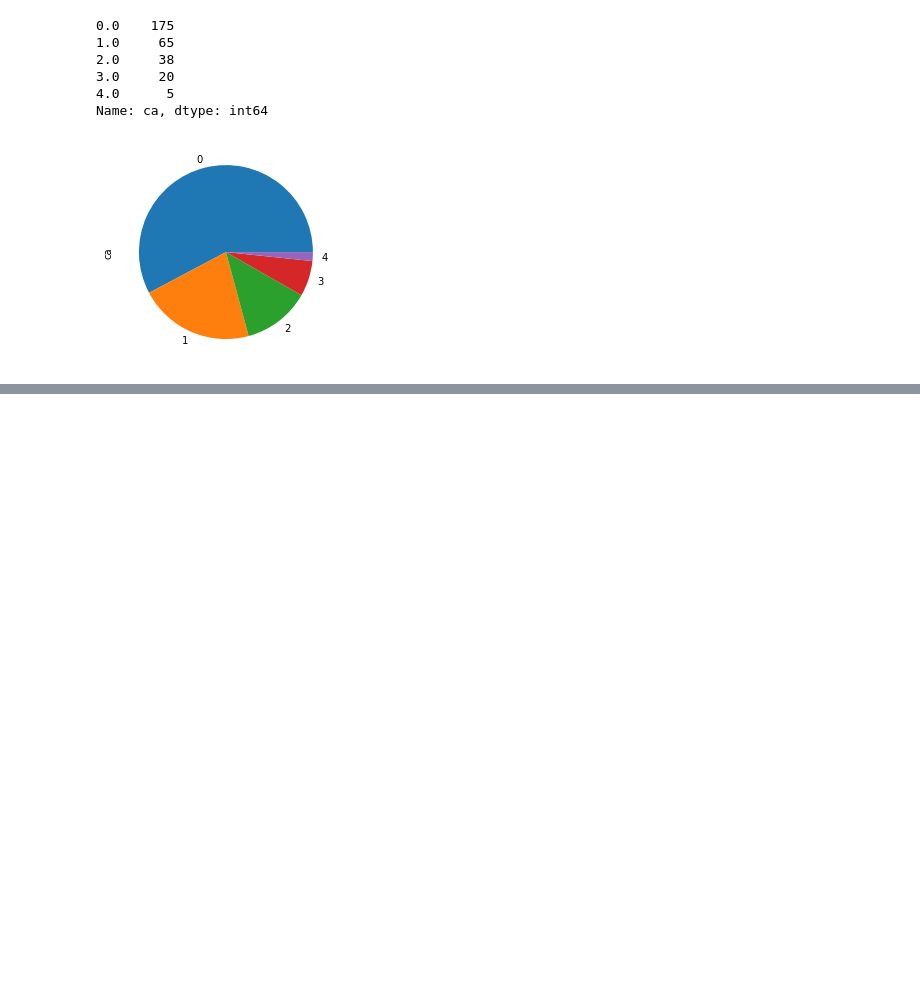
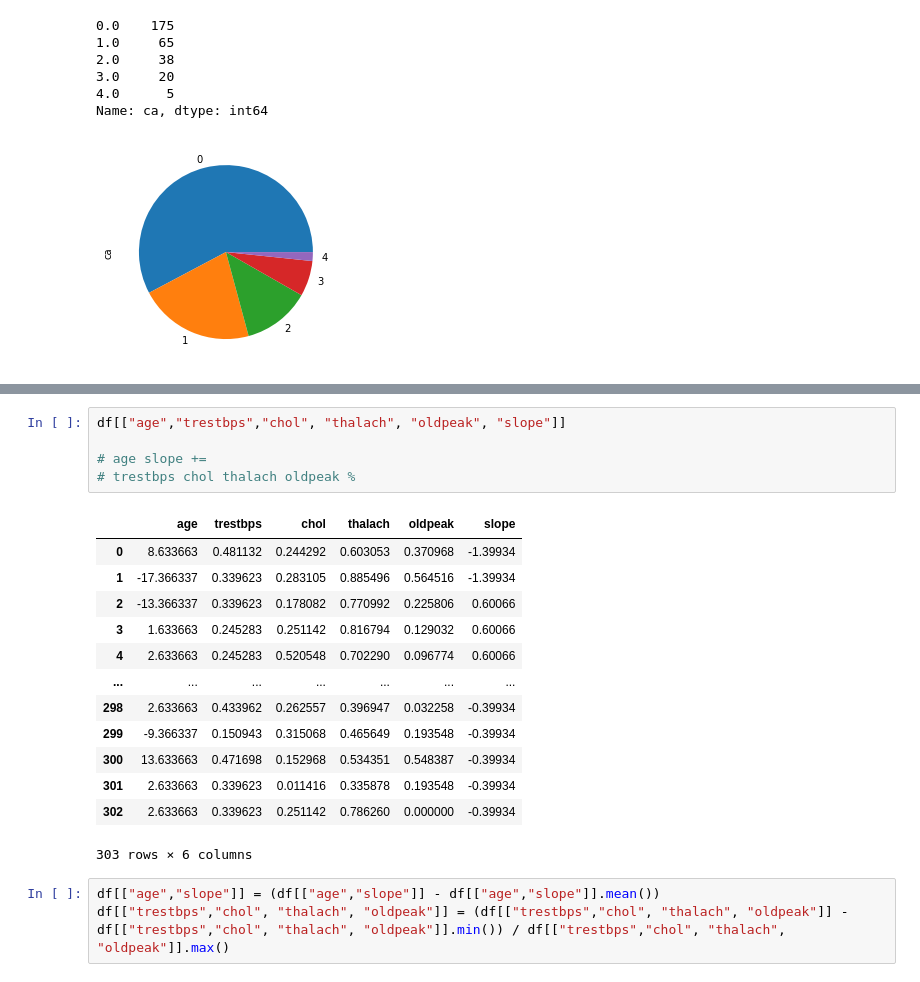
Before and after one commit to peteryph/Kaggle-Heart-Failure-Prediction, a Jupyter notebook: Heart Failure Prediction.ipynb, the cells around one changed output, grey strips where cells are left out. Saved outputs shown, nothing was run; the diff lists cells and outputs as text; blank space fills up the shorter version.

```diff
--- a/Heart Failure Prediction.ipynb
+++ b/Heart Failure Prediction.ipynb
@@ -209,0 +229,22 @@ Name: ca, dtype: int64
+# %%
+df[["age","trestbps","chol", "thalach", "oldpeak", "slope"]]
+
+# age slope +=
+# trestbps chol thalach oldpeak %
+# %% [output]
+|  | age | trestbps | chol | thalach | oldpeak | slope |
+| 0 | 8.633663 | 0.481132 | 0.244292 | 0.603053 | 0.370968 | -1.39934 |
+| 1 | -17.366337 | 0.339623 | 0.283105 | 0.885496 | 0.564516 | -1.39934 |
+| 2 | -13.366337 | 0.339623 | 0.178082 | 0.770992 | 0.225806 | 0.60066 |
+| 3 | 1.633663 | 0.245283 | 0.251142 | 0.816794 | 0.129032 | 0.60066 |
+| 4 | 2.633663 | 0.245283 | 0.520548 | 0.702290 | 0.096774 | 0.60066 |
+| ... | ... | ... | ... | ... | ... | ... |
+| 298 | 2.633663 | 0.433962 | 0.262557 | 0.396947 | 0.032258 | -0.39934 |
+| 299 | -9.366337 | 0.150943 | 0.315068 | 0.465649 | 0.193548 | -0.39934 |
+| 300 | 13.633663 | 0.471698 | 0.152968 | 0.534351 | 0.548387 | -0.39934 |
+| 301 | 2.633663 | 0.339623 | 0.011416 | 0.335878 | 0.193548 | -0.39934 |
+| 302 | 2.633663 | 0.339623 | 0.251142 | 0.786260 | 0.000000 | -0.39934 |
+303 rows × 6 columns
+# %%
+df[["age","slope"]] = (df[["age","slope"]] - df[["age","slope"]].mean())
+df[["trestbps","chol", "thalach", "oldpeak"]] = (df[["trestbps","chol", "thalach", "oldpeak"]] - df[["trestbps","chol", "thalach", "oldpeak"]].min()) / df[["trestbps","chol", "thalach", "oldpeak"]].max()
```
Also changed, not shown: parts of 12 cells of this notebook.
